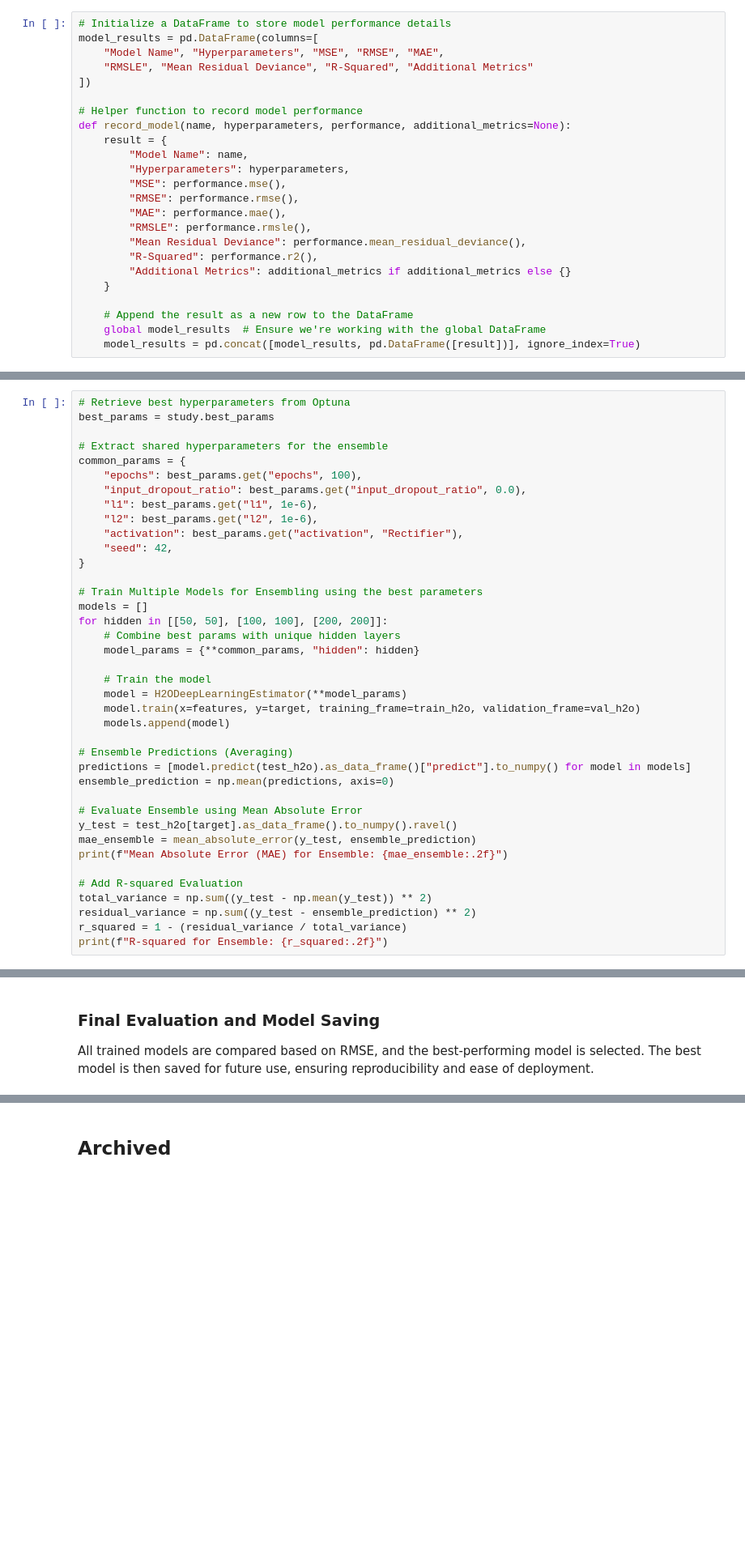
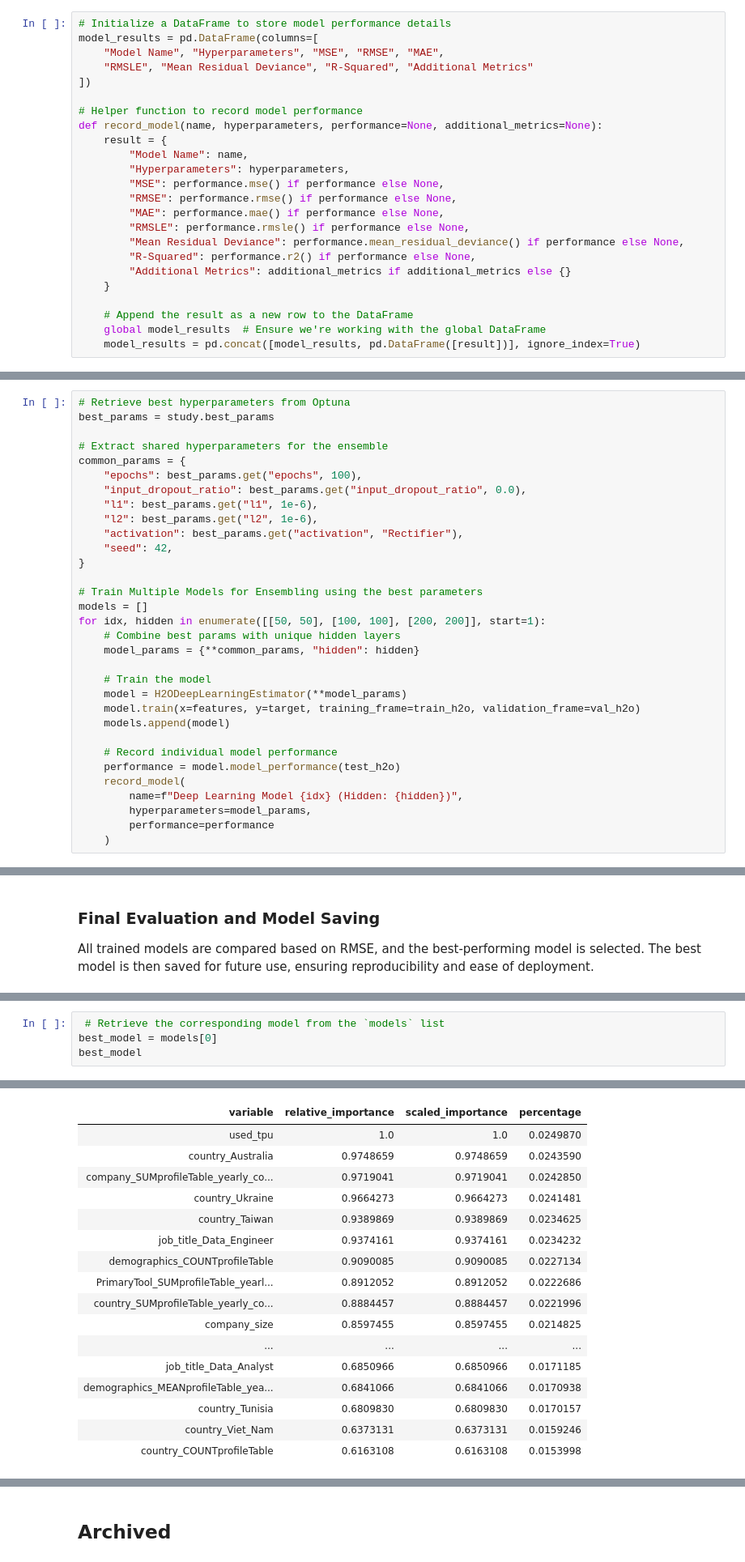
Before and after one commit to Aaron2k02/data-mining-warehousing-wages-analysis, a Jupyter notebook: notebooks/04_modelling/01_DeepLearning.ipynb, the cells around one changed output, grey strips where cells are left out. Shown at 81% size. Cells and saved outputs as stored; diff of their text form; blank space fills up the shorter version.

```diff
--- a/notebooks/04_modelling/01_AutoNeural.ipynb
+++ b/notebooks/04_modelling/01_DeepLearning.ipynb
@@ -511,16 +528,16 @@ model_results = pd.DataFrame(columns=[
 ])
 
 # Helper function to record model performance
-def record_model(name, hyperparameters, performance, additional_metrics=None):
+def record_model(name, hyperparameters, performance=None, additional_metrics=None):
     result = {
         "Model Name": name,
         "Hyperparameters": hyperparameters,
-        "MSE": performance.mse(),
-        "RMSE": performance.rmse(),
-        "MAE": performance.mae(),
-        "RMSLE": performance.rmsle(),
-        "Mean Residual Deviance": performance.mean_residual_deviance(),
-        "R-Squared": performance.r2(),
+        "MSE": performance.mse() if performance else None,
+        "RMSE": performance.rmse() if performance else None,
+        "MAE": performance.mae() if performance else None,
+        "RMSLE": performance.rmsle() if performance else None,
+        "Mean Residual Deviance": performance.mean_residual_deviance() if performance else None,
+        "R-Squared": performance.r2() if performance else None,
         "Additional Metrics": additional_metrics if additional_metrics else {}
     }
 
@@ -764,7 +804,7 @@ common_params = {
 
 # Train Multiple Models for Ensembling using the best parameters
 models = []
-for hidden in [[50, 50], [100, 100], [200, 200]]:
+for idx, hidden in enumerate([[50, 50], [100, 100], [200, 200]], start=1):
     # Combine best params with unique hidden layers
     model_params = {**common_params, "hidden": hidden}
 
@@ -773,17 +813,10 @@ for hidden in [[50, 50], [100, 100], [200, 200]]:
     model.train(x=features, y=target, training_frame=train_h2o, validation_frame=val_h2o)
     models.append(model)
 
-# Ensemble Predictions (Averaging)
-predictions = [model.predict(test_h2o).as_data_frame()["predict"].to_numpy() for model in models]
-ensemble_prediction = np.mean(predictions, axis=0)
-
-# Evaluate Ensemble using Mean Absolute Error
-y_test = test_h2o[target].as_data_frame().to_numpy().ravel()
-mae_ensemble = mean_absolute_error(y_test, ensemble_prediction)
-print(f"Mean Absolute Error (MAE) for Ensemble: {mae_ensemble:.2f}")
-
-# Add R-squared Evaluation
-total_variance = np.sum((y_test - np.mean(y_test)) ** 2)
-residual_variance = np.sum((y_test - ensemble_prediction) ** 2)
-r_squared = 1 - (residual_variance / total_variance)
-print(f"R-squared for Ensemble: {r_squared:.2f}")
+    # Record individual model performance
+    performance = model.model_performance(test_h2o)
+    record_model(
+        name=f"Deep Learning Model {idx} (Hidden: {hidden})",
+        hyperparameters=model_params,
+        performance=performance
+    )
@@ -815,0 +947,5 @@ h2o.cluster().shutdown()
+# %%
+ # Retrieve the corresponding model from the `models` list
+best_model = models[0]
+best_model
+# %% [output]
@@ -815,0 +969,17 @@ h2o.cluster().shutdown()
+| variable | relative_importance | scaled_importance | percentage |
+| used_tpu | 1.0 | 1.0 | 0.0249870 |
+| country_Australia | 0.9748659 | 0.9748659 | 0.0243590 |
+| company_SUMprofileTable_yearly_co... | 0.9719041 | 0.9719041 | 0.0242850 |
+| country_Ukraine | 0.9664273 | 0.9664273 | 0.0241481 |
+| country_Taiwan | 0.9389869 | 0.9389869 | 0.0234625 |
+| job_title_Data_Engineer | 0.9374161 | 0.9374161 | 0.0234232 |
+| demographics_COUNTprofileTable | 0.9090085 | 0.9090085 | 0.0227134 |
+| PrimaryTool_SUMprofileTable_yearl... | 0.8912052 | 0.8912052 | 0.0222686 |
+| country_SUMprofileTable_yearly_co... | 0.8884457 | 0.8884457 | 0.0221996 |
+| company_size | 0.8597455 | 0.8597455 | 0.0214825 |
+| ... | ... | ... | ... |
+| job_title_Data_Analyst | 0.6850966 | 0.6850966 | 0.0171185 |
+| demographics_MEANprofileTable_yea... | 0.6841066 | 0.6841066 | 0.0170938 |
+| country_Tunisia | 0.6809830 | 0.6809830 | 0.0170157 |
+| country_Viet_Nam | 0.6373131 | 0.6373131 | 0.0159246 |
+| country_COUNTprofileTable | 0.6163108 | 0.6163108 | 0.0153998 |
```
Also changed, not shown: parts of 31 cells of this notebook, 4 other files.
